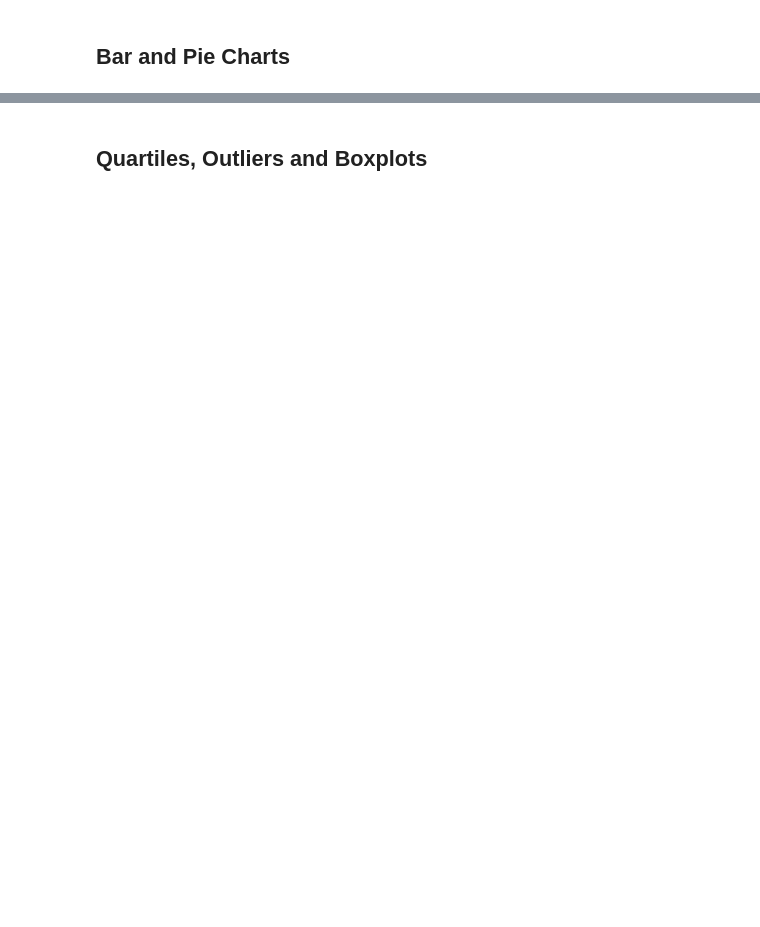
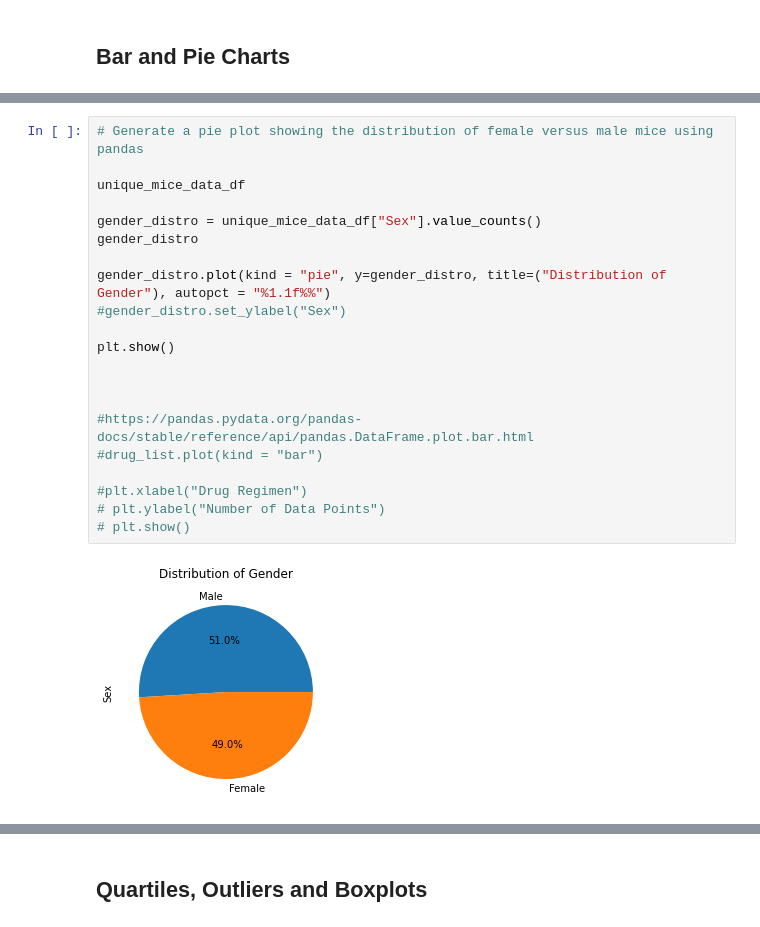
Before and after one commit to LeeProut/matplotlib-challenge, a Jupyter notebook: Pymaceuticals/pymaceuticals.ipynb, the cells around one changed output, grey strips where cells are left out. Drawn from its saved outputs; the diff is of its cells as text; blank space fills up the shorter version.

```diff
--- a/Pymaceuticals/pymaceuticals.ipynb
+++ b/Pymaceuticals/pymaceuticals.ipynb
@@ -69,0 +222,23 @@ number_of_mice
+# %%
+# Generate a pie plot showing the distribution of female versus male mice using pandas
+
+unique_mice_data_df
+
+gender_distro = unique_mice_data_df["Sex"].value_counts()
+gender_distro
+
+gender_distro.plot(kind = "pie", y=gender_distro, title=("Distribution of Gender"), autopct = "%1.1f%%")
+#gender_distro.set_ylabel("Sex")
+
+plt.show()
+
+
+
+#https://pandas.pydata.org/pandas-docs/stable/reference/api/pandas.DataFrame.plot.bar.html
+#drug_list.plot(kind = "bar")
+
+#plt.xlabel("Drug Regimen")
+# plt.ylabel("Number of Data Points")
+# plt.show()
+# %% [output]
+[figure, added]
```
Also changed, not shown: parts of 16 cells of this notebook.
